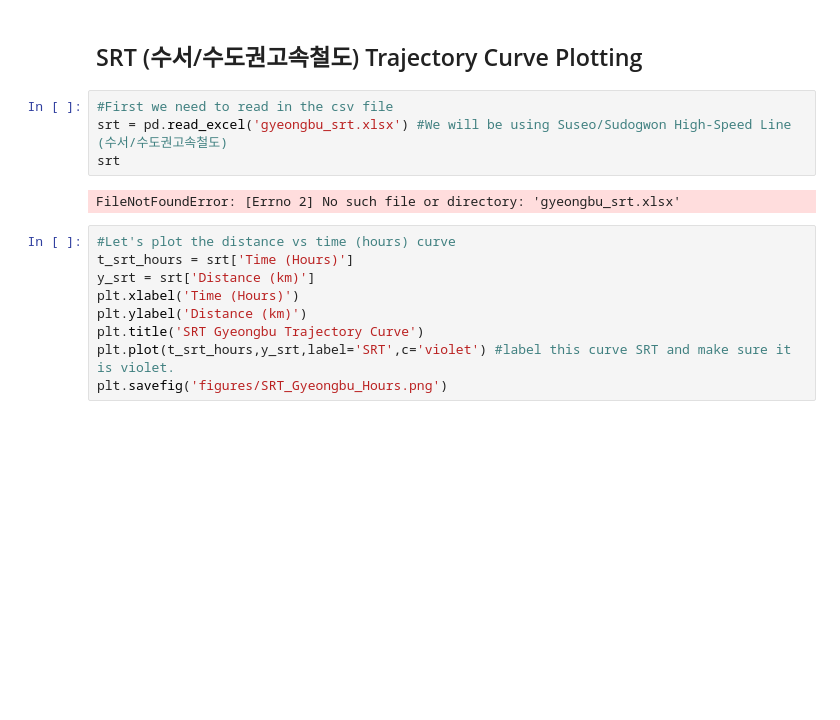
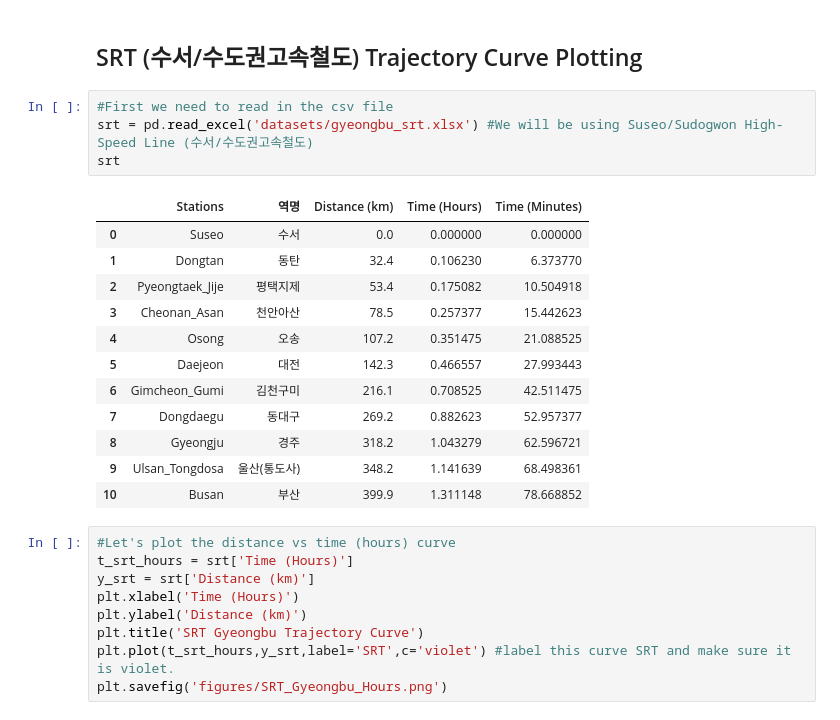
Before and after one commit to lotlouischoitslab/Computational_Transportation_Science, a Jupyter notebook: 00Transportation_Python_Intro/00Louis_Python_Notes.ipynb, the cells around one changed output. Drawn from its saved outputs; the diff is of its cells as text; blank space fills up the shorter version.

```diff
--- a/00Transportation_Python_Intro/00Louis_Python_Notes.ipynb
+++ b/00Transportation_Python_Intro/00Louis_Python_Notes.ipynb
@@ -561,10 +561,21 @@ plt.savefig('figures/KTX_Gyeongbu_Minutes.png')
 ## SRT (수서/수도권고속철도) Trajectory Curve Plotting
 # %%
 #First we need to read in the csv file
-srt = pd.read_excel('gyeongbu_srt.xlsx') #We will be using Suseo/Sudogwon High-Speed Line (수서/수도권고속철도)
+srt = pd.read_excel('datasets/gyeongbu_srt.xlsx') #We will be using Suseo/Sudogwon High-Speed Line (수서/수도권고속철도)
 srt
 # %% [output]
-FileNotFoundError: [Errno 2] No such file or directory: 'gyeongbu_srt.xlsx'
+|  | Stations | 역명 | Distance (km) | Time (Hours) | Time (Minutes) |
+| 0 | Suseo | 수서 | 0.0 | 0.000000 | 0.000000 |
+| 1 | Dongtan | 동탄 | 32.4 | 0.106230 | 6.373770 |
+| 2 | Pyeongtaek_Jije | 평택지제 | 53.4 | 0.175082 | 10.504918 |
+| 3 | Cheonan_Asan | 천안아산 | 78.5 | 0.257377 | 15.442623 |
+| 4 | Osong | 오송 | 107.2 | 0.351475 | 21.088525 |
+| 5 | Daejeon | 대전 | 142.3 | 0.466557 | 27.993443 |
+| 6 | Gimcheon_Gumi | 김천구미 | 216.1 | 0.708525 | 42.511475 |
+| 7 | Dongdaegu | 동대구 | 269.2 | 0.882623 | 52.957377 |
+| 8 | Gyeongju | 경주 | 318.2 | 1.043279 | 62.596721 |
+| 9 | Ulsan_Tongdosa | 울산(통도사) | 348.2 | 1.141639 | 68.498361 |
+| 10 | Busan | 부산 | 399.9 | 1.311148 | 78.668852 |
 # %%
 #Let's plot the distance vs time (hours) curve
 t_srt_hours = srt['Time (Hours)']
```
Also changed, not shown: parts of 6 cells of this notebook, 5 other files.
